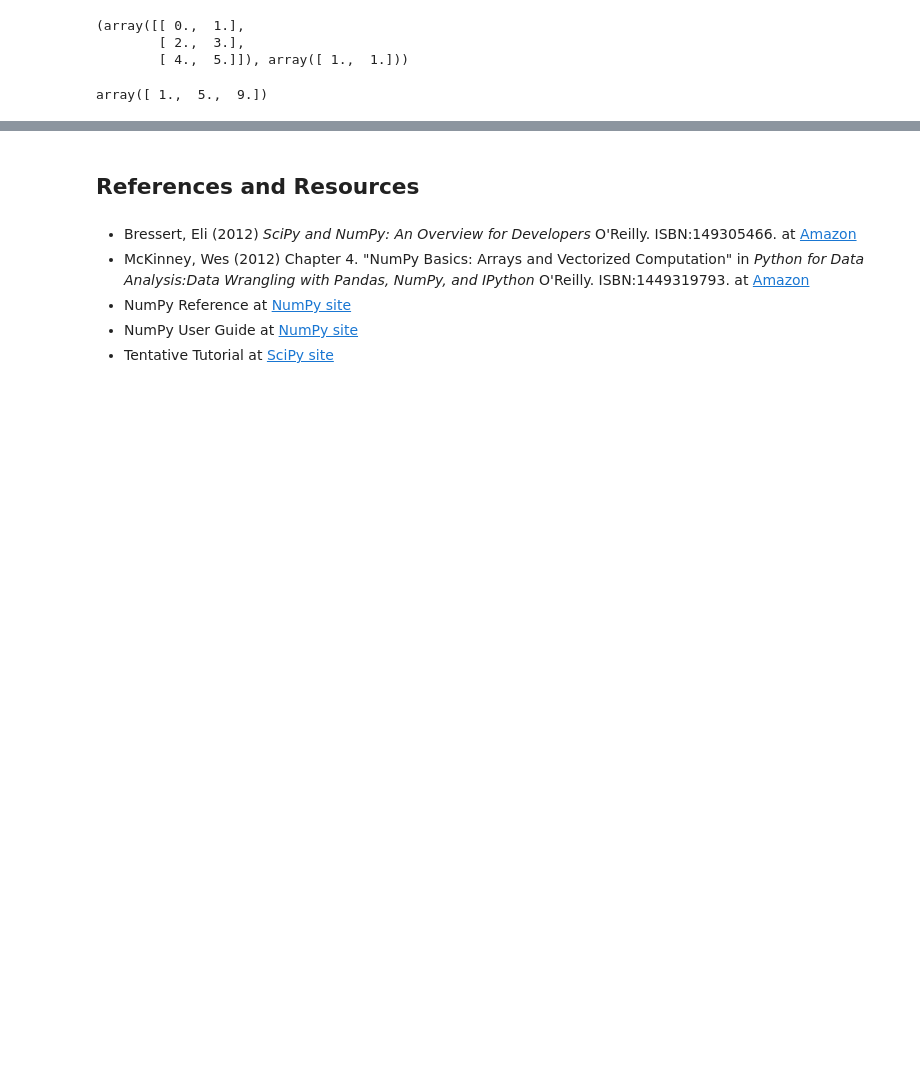
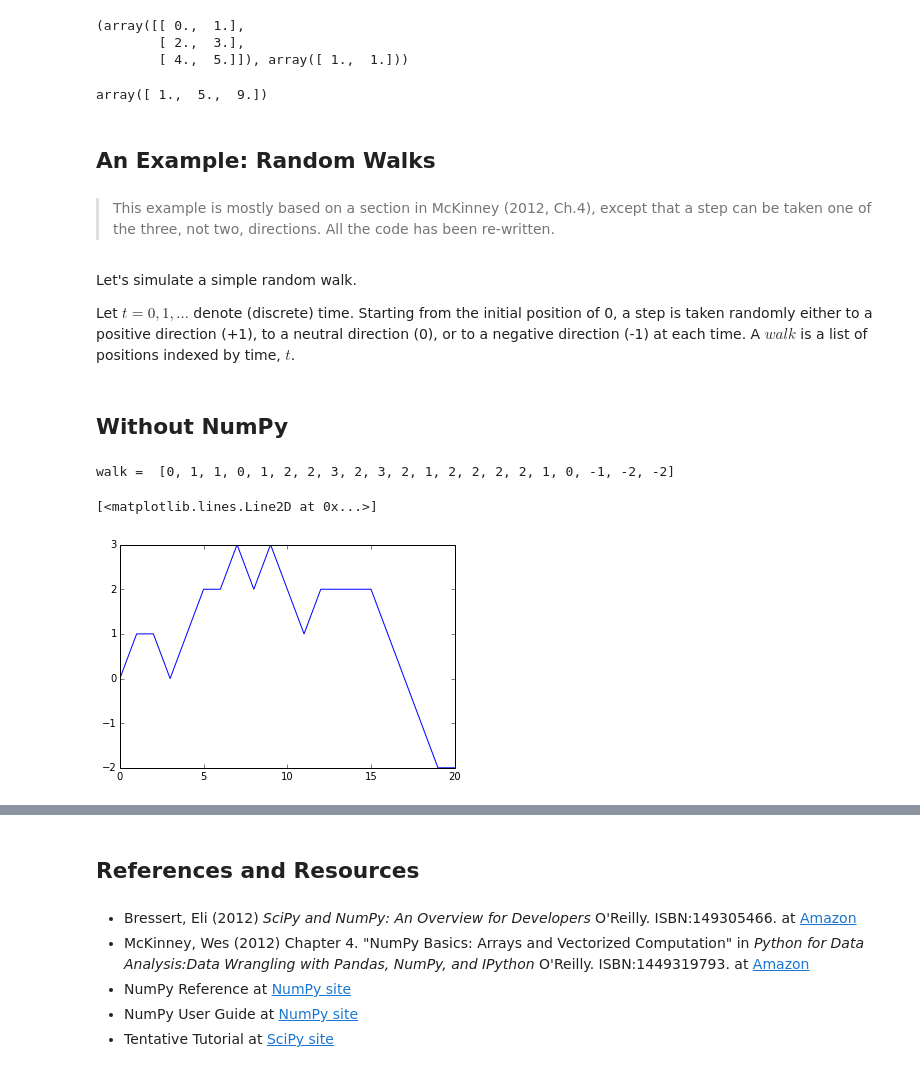
Before and after one commit to AkiraKaneshiro/pandasWorkshop, a Jupyter notebook: 0.ipynb, the cells around one changed output, grey strips where cells are left out. Drawn from its saved outputs; the diff is of its cells as text; code cells hidden in the pictures; blank space fills up the shorter version.

```diff
--- a/0.ipynb
+++ b/0.ipynb
@@ -288,3 +290,35 @@ M, v
 np.dot(M, v)
 # %% [output]
 array([ 1.,  5.,  9.])
+# %% [markdown]
+## An Example: Random Walks
+# %% [markdown]
+> This example is mostly based on a section in McKinney (2012, Ch.4), except that a step can be taken one of the three, not two, directions. All the code has been re-written.
+# %% [markdown]
+Let's simulate a simple random walk.
+
+Let $t = 0, 1, \ldots$ denote (discrete) time. Starting from the initial position of 0, a step is taken randomly either to a positive direction (+1), to a neutral direction (0), or to a negative direction (-1) at each time. A $walk$ is a list of positions indexed by time, $t$.
+# %% [markdown]
+## Without NumPy
+# %%
+import random
+
+rnd = random.Random(1234)    # set seed to reproduce
+T = range(21)                # t = 0, ..., 20
+walk = []
+
+for t in T:
+    if t == 0:               # initialize the current position to 0
+        pos = 0
+    else:
+        # rnd.randint(a, b) returns an int from the range a to b, inclusive at both ends
+        step = rnd.randint(0, 2) - 1
+        pos += step
+    walk.append(pos)
+
+print "walk = ", walk        # check
+plt.plot(T, walk)            # plot(x, y)
+# %% [output]
+walk =  [0, 1, 1, 0, 1, 2, 2, 3, 2, 3, 2, 1, 2, 2, 2, 2, 1, 0, -1, -2, -2]
+[<matplotlib.lines.Line2D at 0x...>]
+[figure, added]
```
Also changed, not shown: parts of 16 cells of this notebook, 5 other files.
